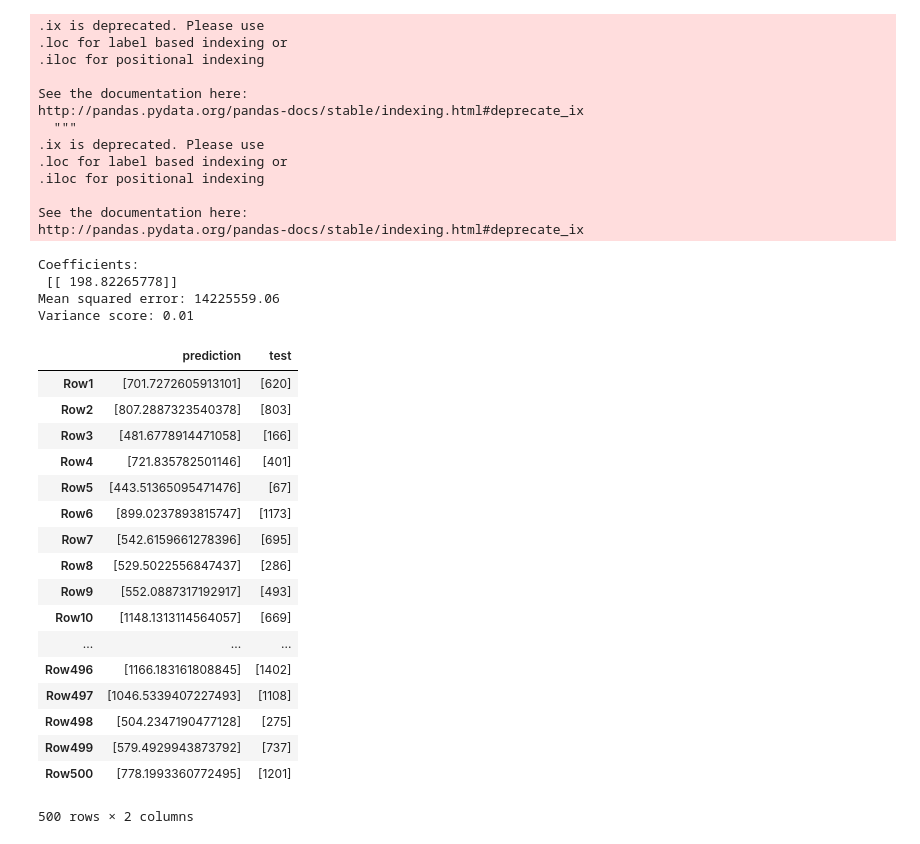
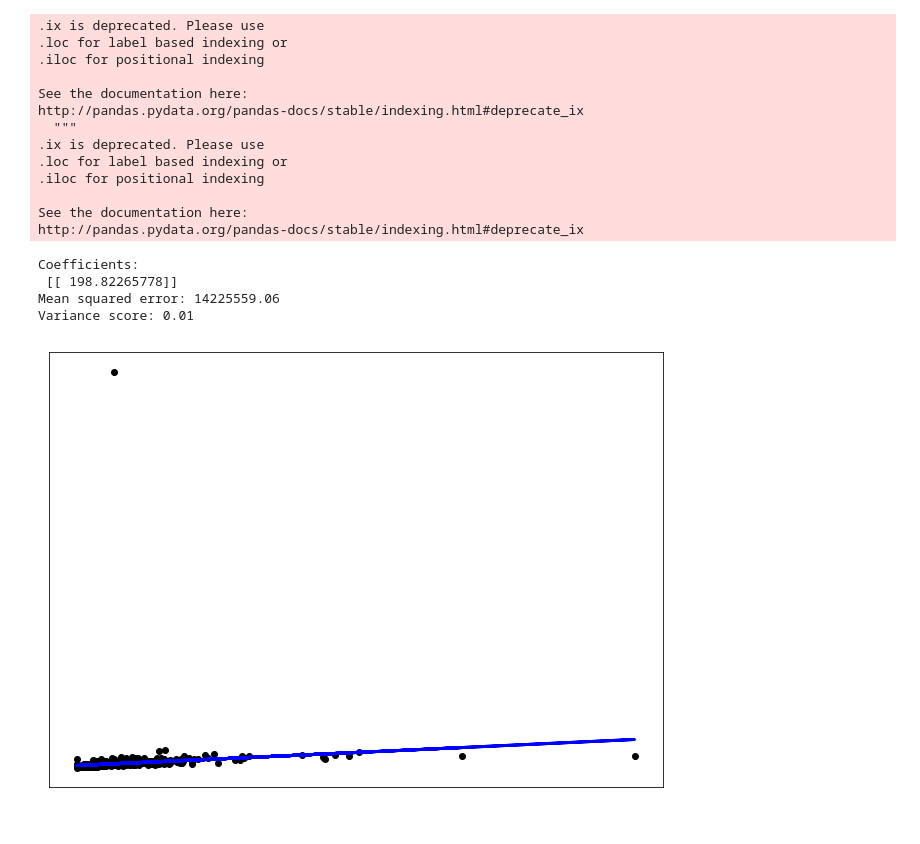
Before and after one commit to ibnvakbar/NYC, a Jupyter notebook: nyc_taxi.ipynb, the cells around one changed output. Drawn from its saved outputs; the diff is of its cells as text; code cells hidden in the pictures.

```diff
--- a/nyc_taxi.ipynb
+++ b/nyc_taxi.ipynb
@@ -249,55 +249,37 @@ test_y=np.asarray(testing['trip_duration']).reshape(-1,1)
 
 ## Create linear regression object
 regr = linear_model.LinearRegression()
 
 # Train the model using the training sets
 regr.fit(train_x,train_y)
 
 # Make prediction using the testing set
 test_y_predict = regr.predict(test_x)
 
 # The coefficients
 print('Coefficients: \n', regr.coef_)
 # The mean squared error
 print("Mean squared error: %.2f"
       % mean_squared_error(test_y, test_y_predict))
 # Explained variance score: 1 is perfect prediction
 print('Variance score: %.2f' % r2_score(test_y, test_y_predict))
 # print(test_y,test_y_predict)
 
 index = ['Row'+str(i) for i in range(1, len(test_y)+1)]
 # index
 
-compare = pd.DataFrame({'test': test_y.tolist(),'prediction': test_y_predict.tolist()},index=index)
-compare
+
 # Plot outputs
-# plt.scatter(test_x, test_y,  color='black')
-# plt.plot(test_x, test_y_predict, color='blue', linewidth=3)
+plt.scatter(test_x, test_y,  color='black')
+plt.plot(test_x, test_y_predict, color='blue', linewidth=3)
 
-# plt.xticks(())
-# plt.yticks(())
+plt.xticks(())
+plt.yticks(())
 
-# plt.show()
+plt.show()
 # %% [output]
 Coefficients:
  [[ 198.82265778]]
 Mean squared error: 14225559.06
 Variance score: 0.01
-|  | prediction | test |
-| Row1 | [701.7272605913101] | [620] |
-| Row2 | [807.2887323540378] | [803] |
-| Row3 | [481.6778914471058] | [166] |
-| Row4 | [721.835782501146] | [401] |
-| Row5 | [443.51365095471476] | [67] |
-| Row6 | [899.0237893815747] | [1173] |
-| Row7 | [542.6159661278396] | [695] |
-| Row8 | [529.5022556847437] | [286] |
-| Row9 | [552.0887317192917] | [493] |
-| Row10 | [1148.1313114564057] | [669] |
-| ... | ... | ... |
-| Row496 | [1166.183161808845] | [1402] |
-| Row497 | [1046.5339407227493] | [1108] |
-| Row498 | [504.2347190477128] | [275] |
-| Row499 | [579.4929943873792] | [737] |
-| Row500 | [778.1993360772495] | [1201] |
-500 rows × 2 columns
+[figure, added]
```
Also changed, not shown: parts of 2 cells of this notebook.
